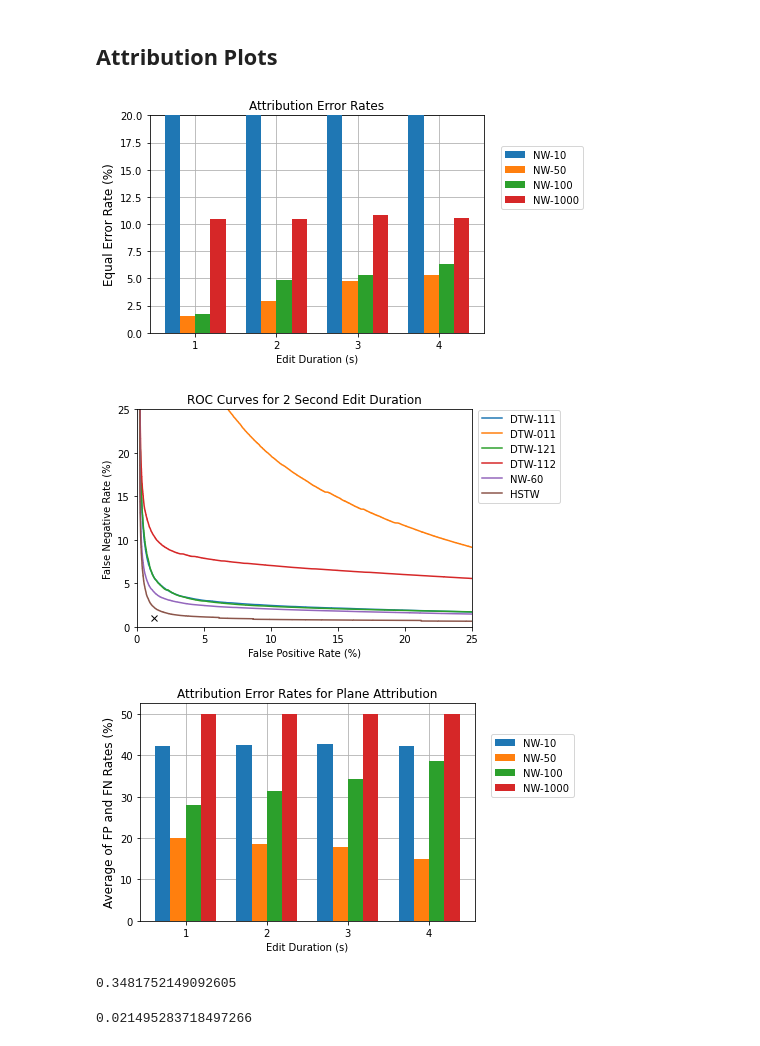
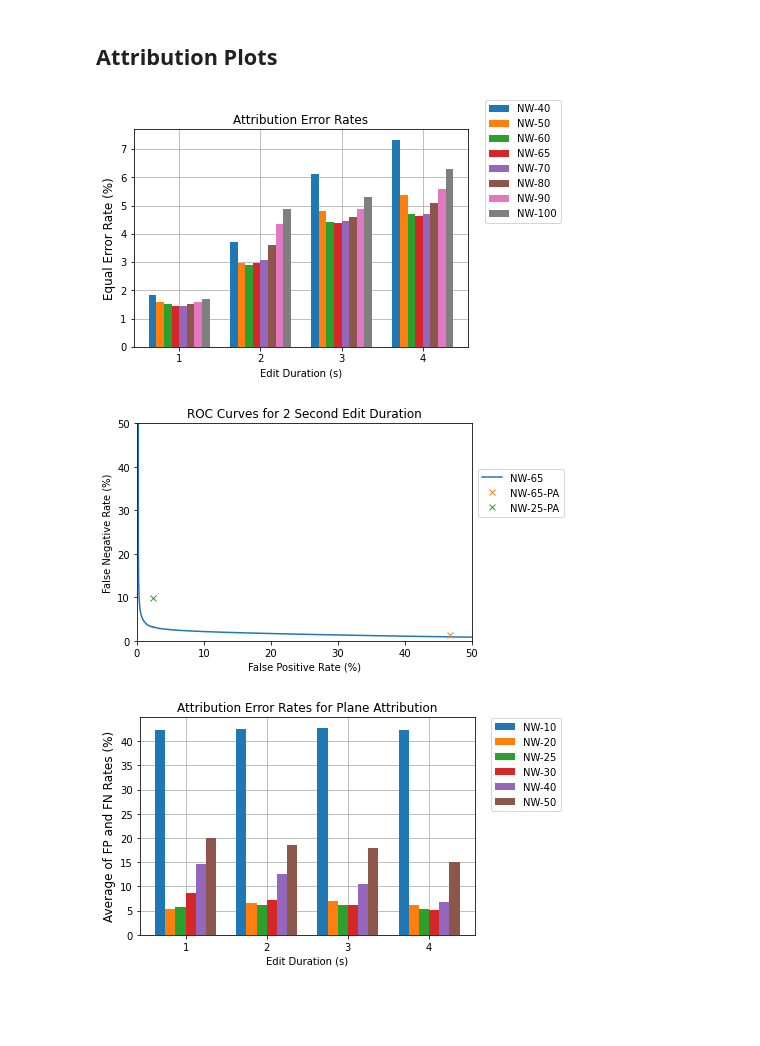
Before and after one commit to HMC-MIR/HSTW, a Jupyter notebook: 03_speech_eval.ipynb, the cells around one changed output. Saved outputs shown, nothing was run; the diff lists cells and outputs as text; code cells hidden in the pictures; blank space fills up the shorter version.

Commit message:
Cleaned up speech eval (except for attrib figure

```diff
--- a/03_speech_eval.ipynb
+++ b/03_speech_eval.ipynb
@@ -205,11 +215,11 @@ def plotAlignment(timesToPlot, systemsToPlot, errorCurveDir, benchmark, legend,
     fig.text(0.5, -0.01, 'Error Tolerance (ms)', ha='center', fontsize = "large")
     fig.tight_layout()
 # %%
-benchmark = "train"
+benchmark = "test"
 timesToPlot = [1, 2, 3, 4]
 
-systemsToPlot = ["D1", "D2", "D3", "D4", "NW-60", "HSTW"]
-systemNames = ["DTW-111", "DTW-011","DTW-121", "DTW-112", "NW-60","HSTW"]
+systemsToPlot = ["D1", "D2", "D3", "D4", "NW-65","NW-25", "HSTW-threshold"]
+systemNames = ["DTW-111", "DTW-011","DTW-121", "DTW-112", "NW-Threshold", "NW-Skip","HSTW"]
 
 errorCurveDir = "/mnt/data0/%s/TamperingDetection/eval/alignment" % user
 
@@ -221,6 +231,8 @@ plotAlignment(timesToPlot, systemsToPlot, errorCurveDir, benchmark, systemNames)
 # %%
 def evalAttribution(pairsFile, annotFile, pathsRoot, editDur, scoring_collar = 0.1, \
                    saveFile = None, hop_sec = 0.01, usePlane = False):
+    """
+    Evaluate the attribution for all alignment pairs for a single system and edit duration"""
     attributions = []
     annotList = list(map(lambda x: x.split(), open(annotFile, 'r').readlines()))
 
@@ -246,7 +258,7 @@ def evalAttribution(pairsFile, annotFile, pathsRoot, editDur, scoring_collar = 0
 
     attributions = np.vstack(attributions)
 
-    if usePlane:
+    if usePlane: # usePlane is for PAEER systems (NW-skip and HSTW-plane). These systems save the attributions, not the ROC
         if saveFile is not None:
             outdir = os.path.dirname(saveFile)
             outdir = Path(outdir)
@@ -335,16 +349,16 @@ def evalQueryAttrib(hyp, annot, scoring_collar, editDur, hop_sec, usePlane):
 # %% [markdown]
 ## Run Attribution Eval
 # %%
+# Threshold systems
 editTimes = [1, 2, 3, 4]
-benchmark = 'train'
-systems = ["NW-10", "NW-50", "NW-100", "NW-1000"]
+benchmark = 'test'
+systems = ["D1", "D2", "D3", "D4", "NW-65", "HSTW-threshold"]
 
 for editTime in editTimes:
     for sys in systems:
-        pairsFile = "/mnt/data0/%s/TamperingDetection/cfg_files/%s_%ss.pairs" % (user, benchmark, str(editTime))
-        annotFile = "/mnt/data0/%s/TamperingDetection/annots/160kbps_%ssec.gt" % (user, str(editTime))
-        pathsRoot = "/mnt/data0/%s/TamperingDetection/hyp/%ssec/%s" % (user, str(editTime), sys)
-        saveFile = "/mnt/data0/%s/TamperingDetection/eval/attribution/%s/%s_%ss.pkl" % \
-                    (user, sys, benchmark, str(editTime))
+        pairsFile = baseDir + "/cfg_files/%s_%ss.pairs" % (benchmark, str(editTime))
+        annotFile = baseDir + "/annots/160kbps_%ssec.gt" % (str(editTime))
+        pathsRoot = baseDir + "/hyp/%s/%ssec/%s" % (benchmark, str(editTime), sys)
+        saveFile = baseDir + "/TamperingDetection/eval/attribution/%s/%s_%ss.pkl" % (sys, benchmark, str(editTime))
 
         ROC = evalAttribution(pairsFile, annotFile, pathsRoot, editTime, saveFile = saveFile)
@@ -351,14 +384,14 @@ for editTime in editTimes:
 # %%
-editTimes = [1, 2, 3, 4]
-benchmark = 'train'
-systems = ["NW-10", "NW-50", "NW-100", "NW-1000"]
+# PAEER systems
+editTimes = [1,2,3,4]
+benchmark = 'test'
+systems = ["NW-25", "HSTW-plane"]
 
 for editTime in editTimes:
     for sys in systems:
-        pairsFile = "/mnt/data0/%s/TamperingDetection/cfg_files/%s_%ss.pairs" % (user, benchmark, str(editTime))
-        annotFile = "/mnt/data0/%s/TamperingDetection/annots/160kbps_%ssec.gt" % (user, str(editTime))
-        pathsRoot = "/mnt/data0/%s/TamperingDetection/hyp/%ssec/%s" % (user, str(editTime),sys)
-        saveFile = "/mnt/data0/%s/TamperingDetection/eval/attribution/%s/planeAttrib/%s_%ss.pkl" \
-                    % (user, sys, benchmark, str(editTime))
+        pairsFile = baseDir + "/cfg_files/%s_%ss.pairs" % (benchmark, str(editTime))
+        annotFile = baseDir + "/annots/160kbps_%ssec.gt" % (str(editTime))
+        pathsRoot = baseDir + "/hyp/%s/%ssec/%s" % (benchmark, str(editTime), sys)
+        saveFile = baseDir + "/eval/attribution/%s/planeAttrib/%s_%ss.pkl" % (sys, benchmark, str(editTime))
 
         attribs = evalAttribution(pairsFile, annotFile, pathsRoot, editTime, saveFile = saveFile, usePlane = True)
@@ -403,14 +455,14 @@ def findEER(ROC):
 # %%
 ROCDir = "/mnt/data0/%s/TamperingDetection/eval/attribution" % user
 
 timesToPlot = [1,2,3,4]
-systemsToPlot = ["NW-10", "NW-50", "NW-100", "NW-1000"]
-sysNames =  ["NW-10", "NW-50", "NW-100", "NW-1000"]
+systemsToPlot = ["NW-40", "NW-50", "NW-60", "NW-65", "NW-70", "NW-80", "NW-90", "NW-100"]
+sysNames =  ["NW-40", "NW-50", "NW-60", "NW-65", "NW-70", "NW-80", "NW-90", "NW-100"]
 benchmark = "train"
 
 plotAttribution(timesToPlot, systemsToPlot, benchmark, sysNames, ROCDir)
 # %% [output]
-[figure, old version]
+[figure, new version]
 # %%
 def plotROCs(rocFiles, planeAttribFiles, sysNames):
     for rocFile in rocFiles:
@@ -439,8 +493,8 @@ def planeAttribToFPFN(paFile):
 # %%
 editTime = 2
 benchmark = "train"
-systemsToPlot = ["D1", "D2", "D3", "D4", "NW-60", "HSTW"]
-sysNames =  ["DTW-111", "DTW-011","DTW-121", "DTW-112", "NW-60","HSTW"]
+systemsToPlot = ["NW-65"]
+sysNames =  ["NW-65", "NW-65-PA", "NW-25-PA"]
 
 rocFiles = []
 for sys in systemsToPlot:
@@ -450,7 +504,7 @@ for sys in systemsToPlot:
 
 
 planeAttribFiles = []
-paSystems = ["HSTW"]
+paSystems = ["NW-65", "NW-25"]
 for sys in paSystems:
     paFile = "/mnt/data0/%s/TamperingDetection/eval/attribution/%s/planeAttrib/%s_%ss.pkl" \
                 % (user, sys, benchmark, str(editTime))
@@ -459,7 +513,7 @@ for sys in paSystems:
 
 plotROCs(rocFiles, planeAttribFiles, sysNames)
 # %% [output]
-[figure, old version]
+[figure, new version]
 # %%
 def plotPlaneAttrib(timesToPlot, systemsToPlot, benchmark, sysNames, evalDir):
     x = np.arange(len(timesToPlot))
@@ -491,10 +545,10 @@ def plotPlaneAttrib(timesToPlot, systemsToPlot, benchmark, sysNames, evalDir):
 evalDir = "/mnt/data0/%s/TamperingDetection/eval/attribution" % user
 
 timesToPlot = [1,2,3,4]
-systemsToPlot = ["NW-10", "NW-50", "NW-100", "NW-1000"]
-sysNames =  ["NW-10", "NW-50", "NW-100", "NW-1000"]
+systemsToPlot = ["NW-10", "NW-20", "NW-25", "NW-30", "NW-40", "NW-50"]
+sysNames =  ["NW-10", "NW-20", "NW-25", "NW-30", "NW-40", "NW-50"]
 benchmark = "train"
 
 plotPlaneAttrib(timesToPlot, systemsToPlot, benchmark, sysNames, evalDir)
 # %% [output]
-[figure, old version]
+[figure, new version]
@@ -505,8 +554,0 @@ fp, fn = planeAttribToFPFN(paFile)
-# %%
-fp
-# %% [output]
-0.3481752149092605
-# %%
-fn
-# %% [output]
-0.021495283718497266
```
Also changed, not shown: parts of 16 cells of this notebook.
